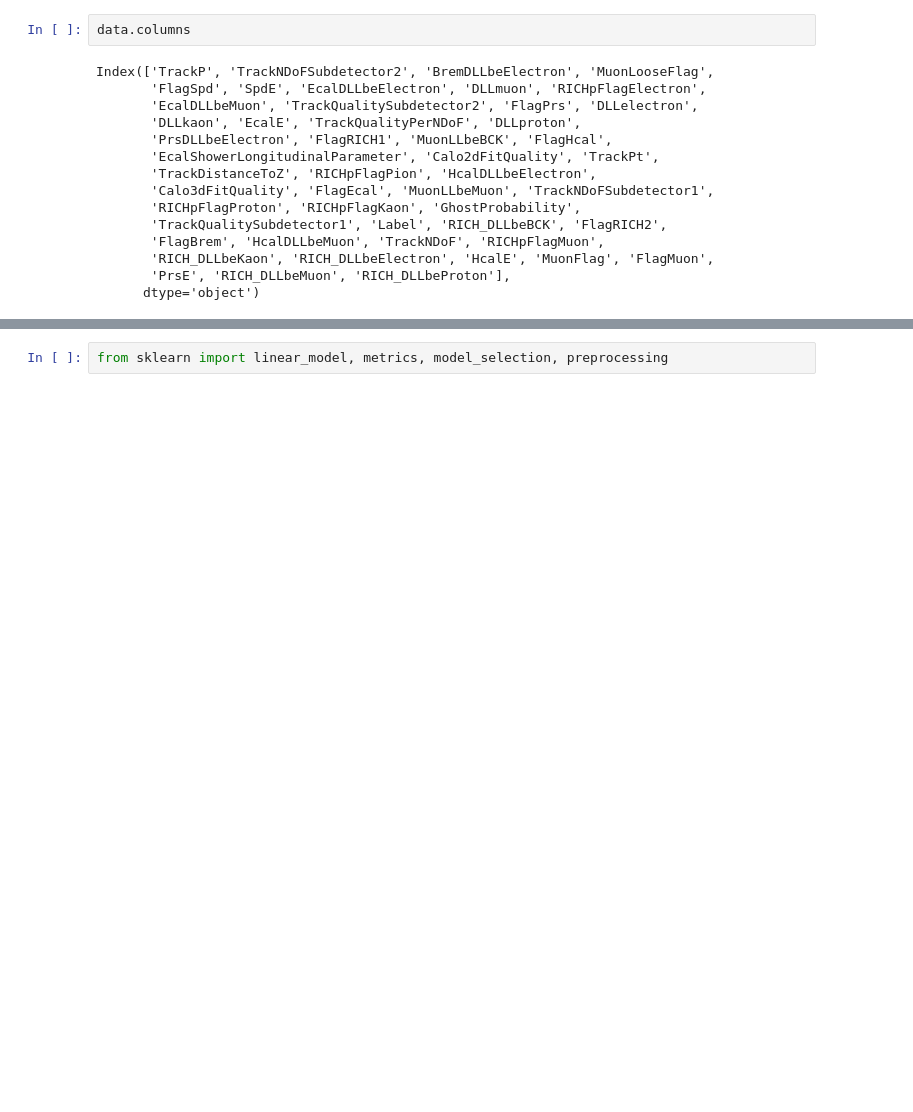
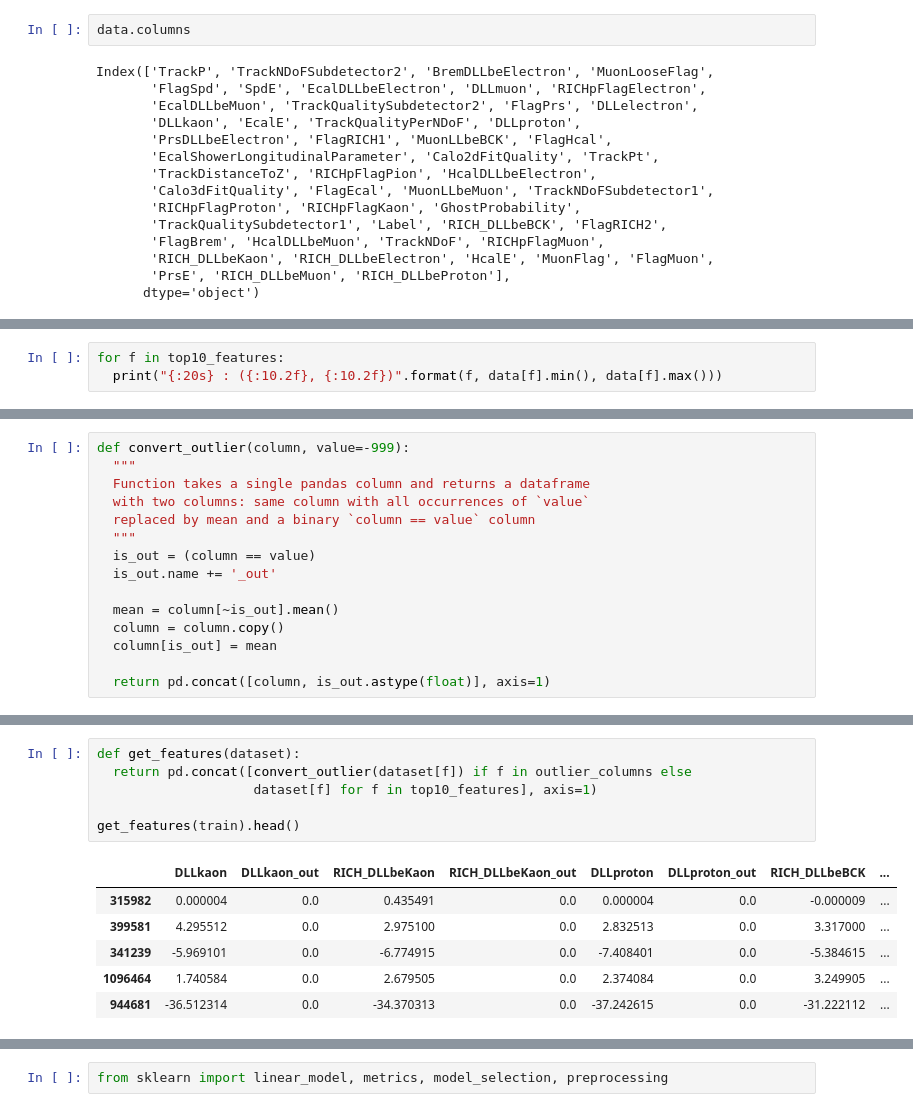
Before and after one commit to SiLiKhon/HEPStatsSeminar, a Jupyter notebook: seminar2/LinearModels_LHCb_PID.ipynb, the cells around one changed output, grey strips where cells are left out. Cells and saved outputs as stored; diff of their text form; blank space fills up the shorter version.

```diff
--- a/seminar2/LinearModels_LHCb_PID.ipynb
+++ b/seminar2/LinearModels_LHCb_PID.ipynb
@@ -59,0 +166,3 @@ data['Label'] = (data.Label == 'Kaon').astype(float)
+# %%
+for f in top10_features:
+  print("{:20s} : ({:10.2f}, {:10.2f})".format(f, data[f].min(), data[f].max()))
@@ -59,0 +217,15 @@ data['Label'] = (data.Label == 'Kaon').astype(float)
+# %%
+def convert_outlier(column, value=-999):
+  """
+  Function takes a single pandas column and returns a dataframe
+  with two columns: same column with all occurrences of `value`
+  replaced by mean and a binary `column == value` column
+  """
+  is_out = (column == value)
+  is_out.name += '_out'
+
+  mean = column[~is_out].mean()
+  column = column.copy()
+  column[is_out] = mean
+
+  return pd.concat([column, is_out.astype(float)], axis=1)
@@ -59,0 +237,13 @@ data['Label'] = (data.Label == 'Kaon').astype(float)
+# %%
+def get_features(dataset):
+  return pd.concat([convert_outlier(dataset[f]) if f in outlier_columns else
+                    dataset[f] for f in top10_features], axis=1)
+
+get_features(train).head()
+# %% [output]
+|  | DLLkaon | DLLkaon_out | RICH_DLLbeKaon | RICH_DLLbeKaon_out | DLLproton | DLLproton_out | RICH_DLLbeBCK | ... |
+| 315982 | 0.000004 | 0.0 | 0.435491 | 0.0 | 0.000004 | 0.0 | -0.000009 | ... |
+| 399581 | 4.295512 | 0.0 | 2.975100 | 0.0 | 2.832513 | 0.0 | 3.317000 | ... |
+| 341239 | -5.969101 | 0.0 | -6.774915 | 0.0 | -7.408401 | 0.0 | -5.384615 | ... |
+| 1096464 | 1.740584 | 0.0 | 2.679505 | 0.0 | 2.374084 | 0.0 | 3.249905 | ... |
+| 944681 | -36.512314 | 0.0 | -34.370313 | 0.0 | -37.242615 | 0.0 | -31.222112 | ... |
```
Also changed, not shown: parts of 46 cells of this notebook.
